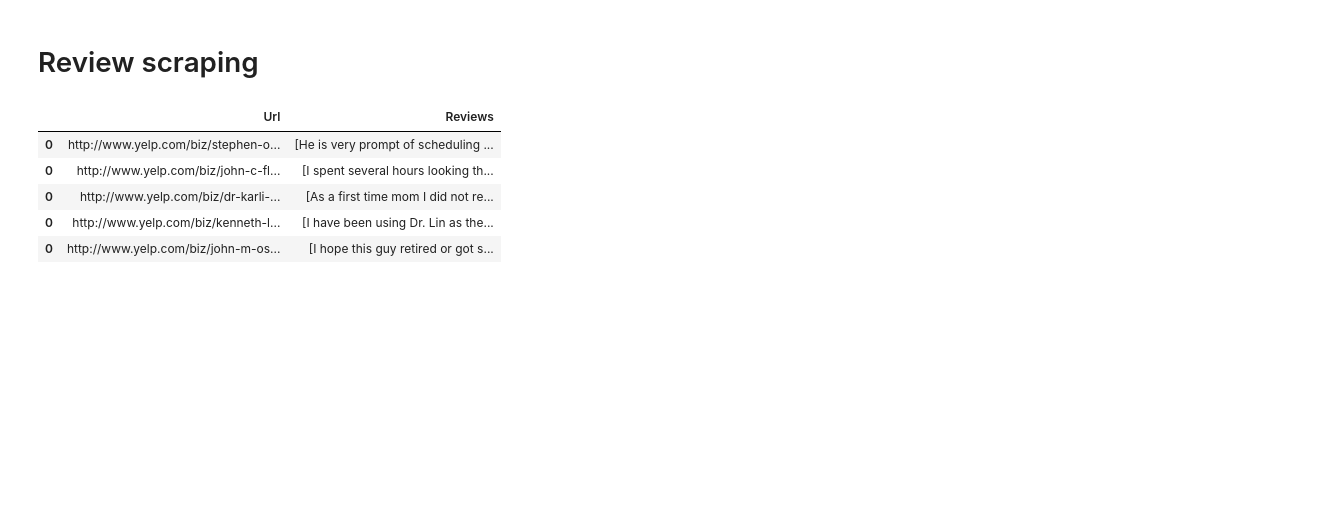
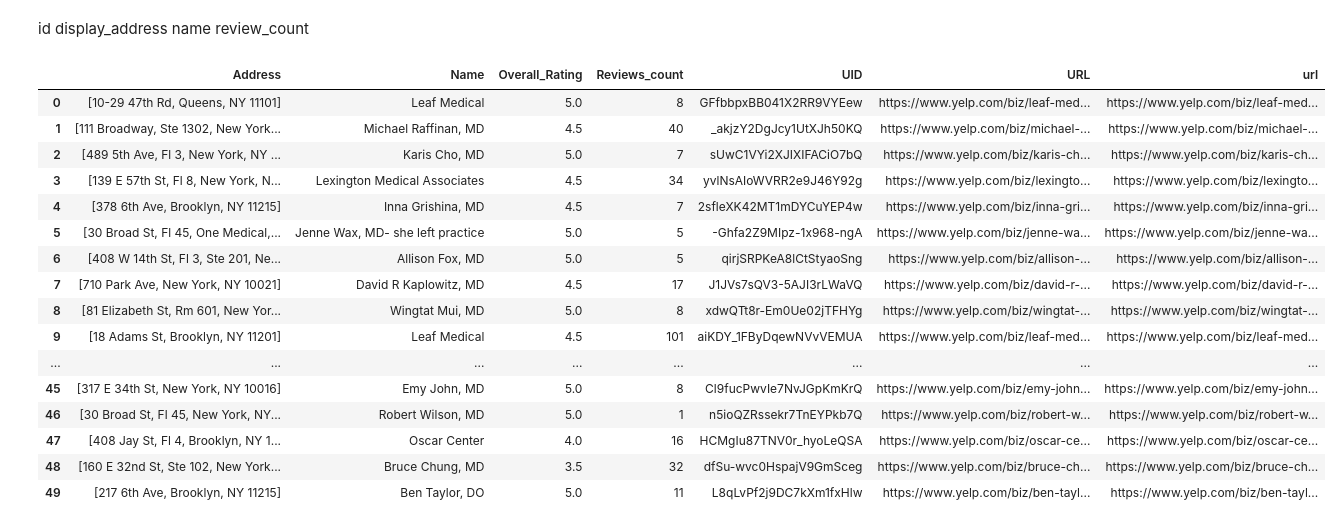
Before and after one commit to Nishantarya80/Better_Doctor, a Jupyter notebook: BetterDoctor.ipynb, the cells around one changed output. Saved outputs shown, nothing was run; the diff lists cells and outputs as text; code cells hidden in the pictures; blank space fills up the shorter version.

```diff
--- a/BetterDoctor.ipynb
+++ b/BetterDoctor.ipynb
@@ -38,2 +10,0 @@ doc_url
-# %% [markdown]
-# Review scraping
@@ -40 +19,42 @@ doc_url
+# %% [markdown]
+id display_address name review_count
+# %%
+uid=[]
+disp_address=[]
+name=[]
+review_count=[]
+url=[]
+overall_rating=[]
+for businesses in all_data['businesses']:
+    name.append(businesses['name'])
+    uid.append(businesses['id'])
+    review_count.append(businesses['review_count'])
+    url.append(businesses['url'])
+    disp_address.append(businesses['location']['display_address'])
+    overall_rating.append(businesses['rating'])
+
+dict = {'Name': name, 'UID': uid, 'Address': disp_address, 'Reviews_count':review_count,'URL':url,'Overall_Rating':overall_rating}
+data_frame = pd.DataFrame(dict)
+# %%
+data_frame['url']=data_frame['URL'].str.split('?').apply(lambda x: x[0])
+# %%
+data_frame
+# %% [output]
+|  | Address | Name | Overall_Rating | Reviews_count | UID | URL | url |
+| 0 | [10-29 47th Rd, Queens, NY 11101] | Leaf Medical | 5.0 | 8 | GFfbbpxBB041X2RR9VYEew | https://www.yelp.com/biz/leaf-med... | https://www.yelp.com/biz/leaf-med... |
+| 1 | [111 Broadway, Ste 1302, New York... | Michael Raffinan, MD | 4.5 | 40 | _akjzY2DgJcy1UtXJh50KQ | https://www.yelp.com/biz/michael-... | https://www.yelp.com/biz/michael-... |
+| 2 | [489 5th Ave, Fl 3, New York, NY ... | Karis Cho, MD | 5.0 | 7 | sUwC1VYi2XJIXIFACiO7bQ | https://www.yelp.com/biz/karis-ch... | https://www.yelp.com/biz/karis-ch... |
+| 3 | [139 E 57th St, Fl 8, New York, N... | Lexington Medical Associates | 4.5 | 34 | yvlNsAIoWVRR2e9J46Y92g | https://www.yelp.com/biz/lexingto... | https://www.yelp.com/biz/lexingto... |
+| 4 | [378 6th Ave, Brooklyn, NY 11215] | Inna Grishina, MD | 4.5 | 7 | 2sfleXK42MT1mDYCuYEP4w | https://www.yelp.com/biz/inna-gri... | https://www.yelp.com/biz/inna-gri... |
+| 5 | [30 Broad St, Fl 45, One Medical,... | Jenne Wax, MD- she left practice | 5.0 | 5 | -Ghfa2Z9MIpz-1x968-ngA | https://www.yelp.com/biz/jenne-wa... | https://www.yelp.com/biz/jenne-wa... |
+| 6 | [408 W 14th St, Fl 3, Ste 201, Ne... | Allison Fox, MD | 5.0 | 5 | qirjSRPKeA8lCtStyaoSng | https://www.yelp.com/biz/allison-... | https://www.yelp.com/biz/allison-... |
+| 7 | [710 Park Ave, New York, NY 10021] | David R Kaplowitz, MD | 4.5 | 17 | J1JVs7sQV3-5AJI3rLWaVQ | https://www.yelp.com/biz/david-r-... | https://www.yelp.com/biz/david-r-... |
+| 8 | [81 Elizabeth St, Rm 601, New Yor... | Wingtat Mui, MD | 5.0 | 8 | xdwQTt8r-Em0Ue02jTFHYg | https://www.yelp.com/biz/wingtat-... | https://www.yelp.com/biz/wingtat-... |
+| 9 | [18 Adams St, Brooklyn, NY 11201] | Leaf Medical | 4.5 | 101 | aiKDY_1FByDqewNVvVEMUA | https://www.yelp.com/biz/leaf-med... | https://www.yelp.com/biz/leaf-med... |
+| ... | ... | ... | ... | ... | ... | ... | ... |
+| 45 | [317 E 34th St, New York, NY 10016] | Emy John, MD | 5.0 | 8 | Cl9fucPwvIe7NvJGpKmKrQ | https://www.yelp.com/biz/emy-john... | https://www.yelp.com/biz/emy-john... |
+| 46 | [30 Broad St, Fl 45, New York, NY... | Robert Wilson, MD | 5.0 | 1 | n5ioQZRssekr7TnEYPkb7Q | https://www.yelp.com/biz/robert-w... | https://www.yelp.com/biz/robert-w... |
+| 47 | [408 Jay St, Fl 4, Brooklyn, NY 1... | Oscar Center | 4.0 | 16 | HCMgIu87TNV0r_hyoLeQSA | https://www.yelp.com/biz/oscar-ce... | https://www.yelp.com/biz/oscar-ce... |
+| 48 | [160 E 32nd St, Ste 102, New York... | Bruce Chung, MD | 3.5 | 32 | dfSu-wvc0HspajV9GmSceg | https://www.yelp.com/biz/bruce-ch... | https://www.yelp.com/biz/bruce-ch... |
+| 49 | [217 6th Ave, Brooklyn, NY 11215] | Ben Taylor, DO | 5.0 | 11 | L8qLvPf2j9DC7kXm1fxHlw | https://www.yelp.com/biz/ben-tayl... | https://www.yelp.com/biz/ben-tayl... |
 # %%
@@ -62,9 +83,0 @@ for url in doc_url:
-# %%
-df
-# %% [output]
-|  | Url | Reviews |
-| 0 | http://www.yelp.com/biz/stephen-o... | [He is very prompt of scheduling ... |
-| 0 | http://www.yelp.com/biz/john-c-fl... | [I spent several hours looking th... |
-| 0 | http://www.yelp.com/biz/dr-karli-... | [As a first time mom I did not re... |
-| 0 | http://www.yelp.com/biz/kenneth-l... | [I have been using Dr. Lin as the... |
-| 0 | http://www.yelp.com/biz/john-m-os... | [I hope this guy retired or got s... |
```
Also changed, not shown: parts of 11 cells of this notebook.
